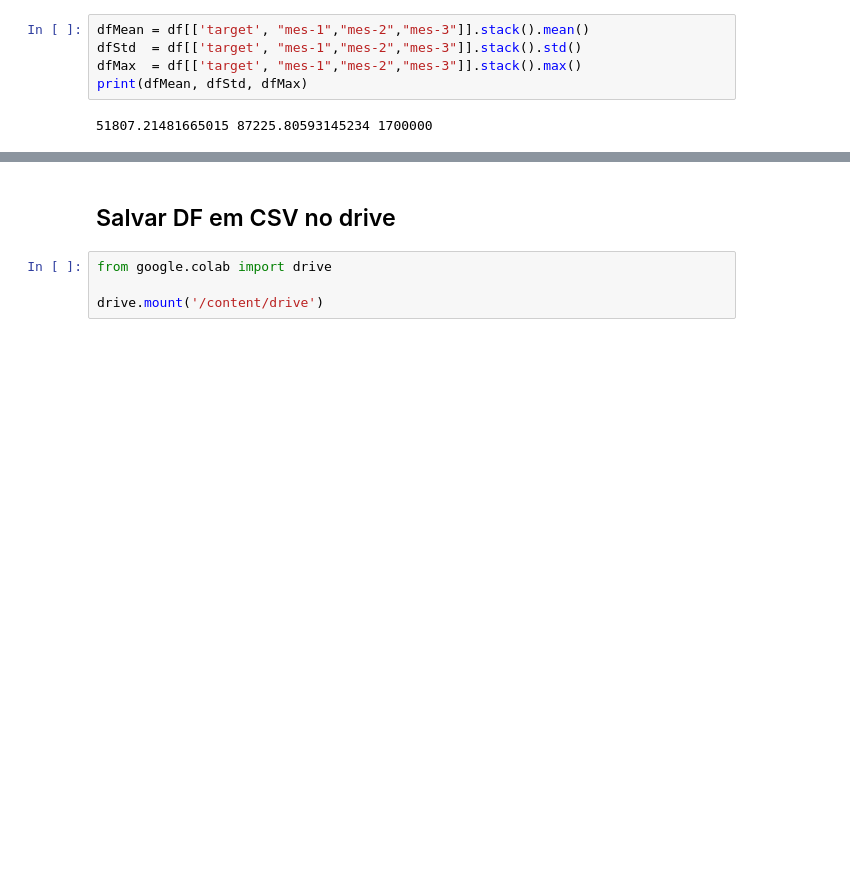
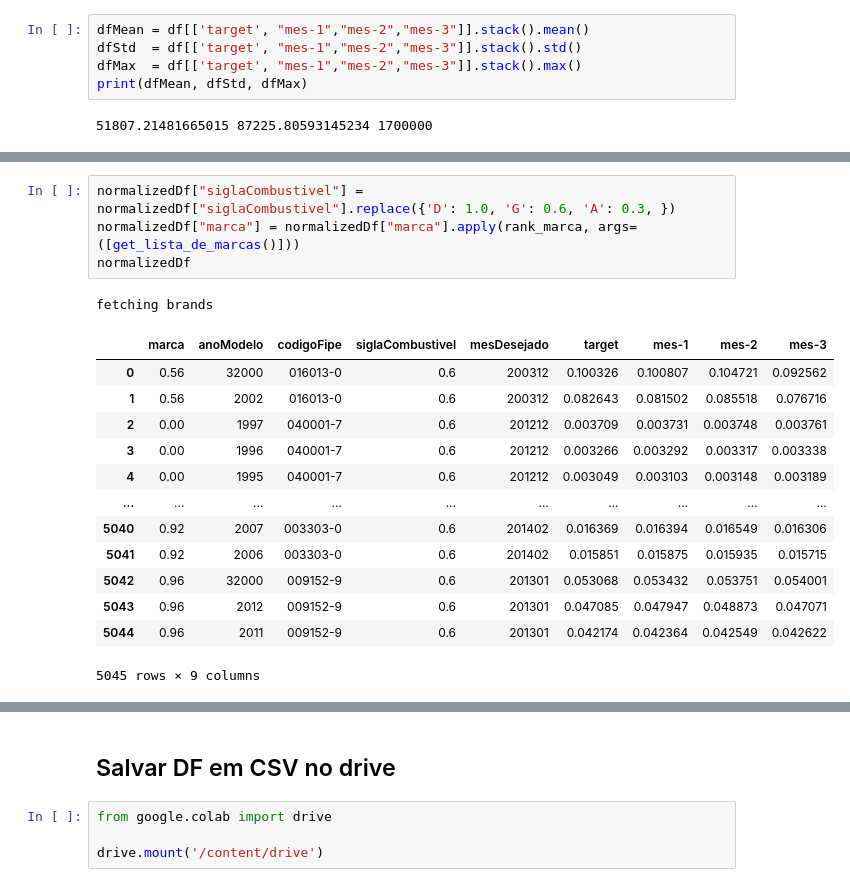
Before and after one commit to JoaoVitorSantiagoNogueira/case-brick-seguros, a Jupyter notebook: main.ipynb, the cells around one changed output, grey strips where cells are left out. Drawn from its saved outputs; the diff is of its cells as text; blank space fills up the shorter version.

```diff
--- a/main.ipynb
+++ b/main.ipynb
@@ -397,3 +422,22 @@ normalizedDf = normalizedDf.drop(['modelo', "combustivel","tipoVeiculo","dataCon
+# %%
+normalizedDf["siglaCombustivel"] = normalizedDf["siglaCombustivel"].replace({'D': 1.0, 'G': 0.6, 'A': 0.3, })
+normalizedDf["marca"] = normalizedDf["marca"].apply(rank_marca, args=([get_lista_de_marcas()]))
+normalizedDf
+# %% [output]
+fetching brands
+|  | marca | anoModelo | codigoFipe | siglaCombustivel | mesDesejado | target | mes-1 | mes-2 | mes-3 |
+| 0 | 0.56 | 32000 | 016013-0 | 0.6 | 200312 | 0.100326 | 0.100807 | 0.104721 | 0.092562 |
+| 1 | 0.56 | 2002 | 016013-0 | 0.6 | 200312 | 0.082643 | 0.081502 | 0.085518 | 0.076716 |
+| 2 | 0.00 | 1997 | 040001-7 | 0.6 | 201212 | 0.003709 | 0.003731 | 0.003748 | 0.003761 |
+| 3 | 0.00 | 1996 | 040001-7 | 0.6 | 201212 | 0.003266 | 0.003292 | 0.003317 | 0.003338 |
+| 4 | 0.00 | 1995 | 040001-7 | 0.6 | 201212 | 0.003049 | 0.003103 | 0.003148 | 0.003189 |
+| ... | ... | ... | ... | ... | ... | ... | ... | ... | ... |
+| 5040 | 0.92 | 2007 | 003303-0 | 0.6 | 201402 | 0.016369 | 0.016394 | 0.016549 | 0.016306 |
+| 5041 | 0.92 | 2006 | 003303-0 | 0.6 | 201402 | 0.015851 | 0.015875 | 0.015935 | 0.015715 |
+| 5042 | 0.96 | 32000 | 009152-9 | 0.6 | 201301 | 0.053068 | 0.053432 | 0.053751 | 0.054001 |
+| 5043 | 0.96 | 2012 | 009152-9 | 0.6 | 201301 | 0.047085 | 0.047947 | 0.048873 | 0.047071 |
+| 5044 | 0.96 | 2011 | 009152-9 | 0.6 | 201301 | 0.042174 | 0.042364 | 0.042549 | 0.042622 |
+5045 rows × 9 columns
 # %%
 normalizedDf
 # %% [output]
```
Also changed, not shown: parts of 4 cells of this notebook.
